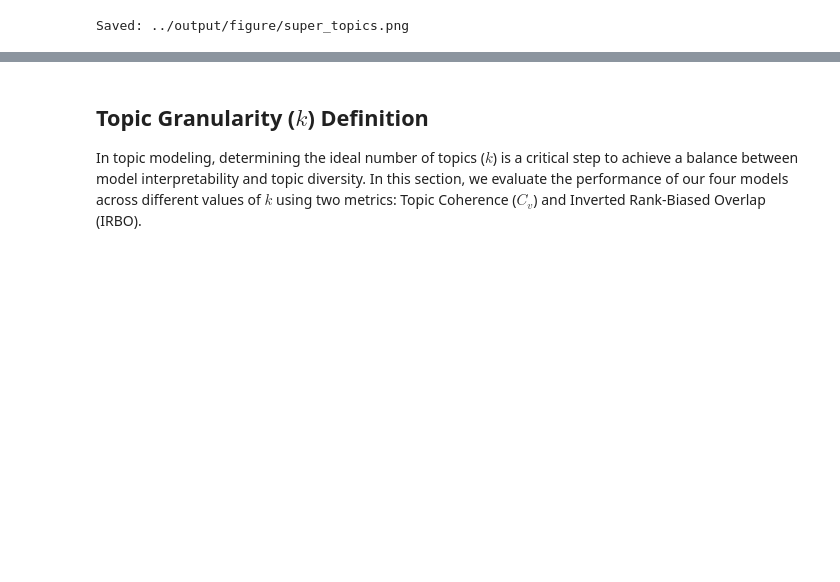
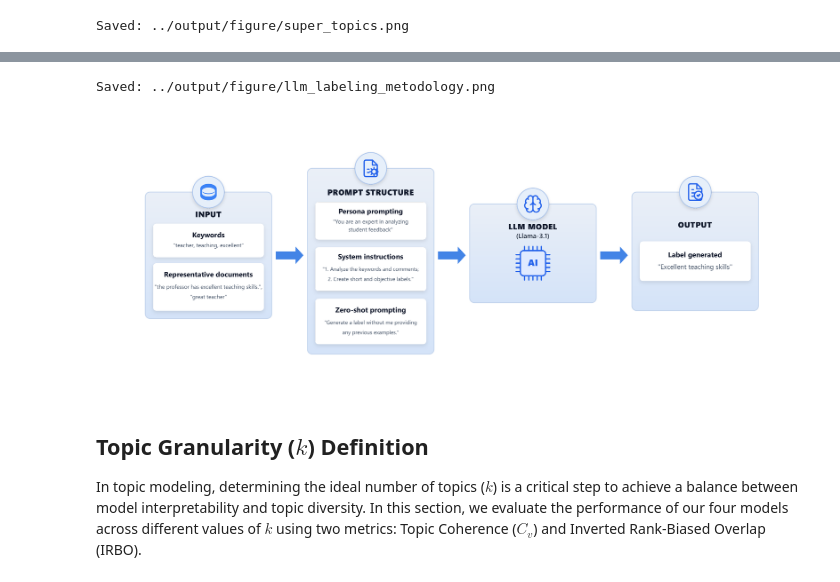
Before and after one commit to PaulaManoella/student_perceptions_analysis_BRACIS, a Jupyter notebook: notebook/results_and_discussion.ipynb, the cells around one changed output, grey strips where cells are left out. Saved outputs shown, nothing was run; the diff lists cells and outputs as text; code cells hidden in the pictures; blank space fills up the shorter version.

```diff
--- a/notebook/results_and_discussion.ipynb
+++ b/notebook/results_and_discussion.ipynb
@@ -76,3 +104,10 @@ Saved: ../output/figure/super_topics.png
+# %%
+llm_labeling_metodology = os.path.join(figures_path, "llm_labeling_metodology.pdf")
+convert_pdf_to_png(llm_labeling_metodology, figures_path)
+display(Image(filename='../output/figure/llm_labeling_metodology.png', width='1000px'))
+# %% [output]
+Saved: ../output/figure/llm_labeling_metodology.png
+[figure, added]
 # %% [markdown]
 ## Topic Granularity ($k$) Definition
 In topic modeling, determining the ideal number of topics ($k$) is a critical step to achieve a balance between model interpretability and topic diversity. In this section, we evaluate the performance of our four models across different values of $k$ using two metrics: Topic Coherence ($C_v$) and Inverted Rank-Biased Overlap (IRBO).
```
Also changed, not shown: parts of 14 cells of this notebook, 12 other files.
